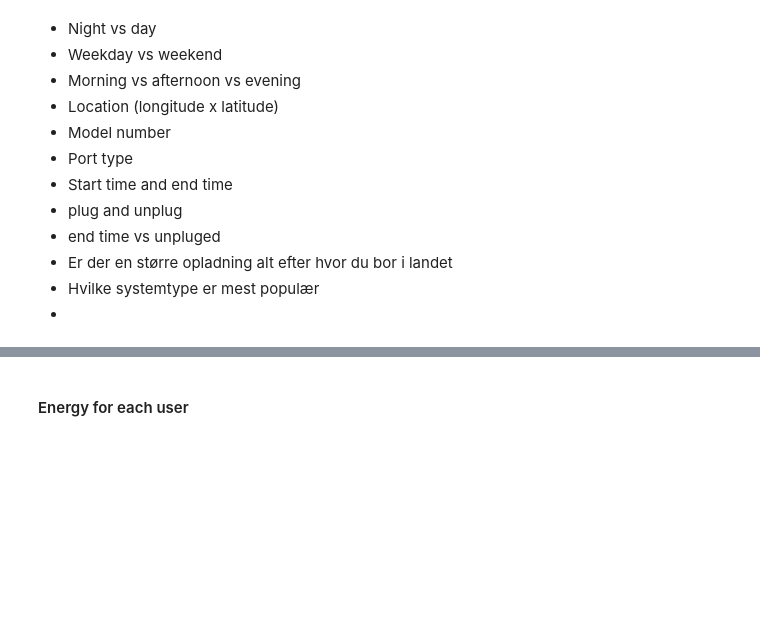
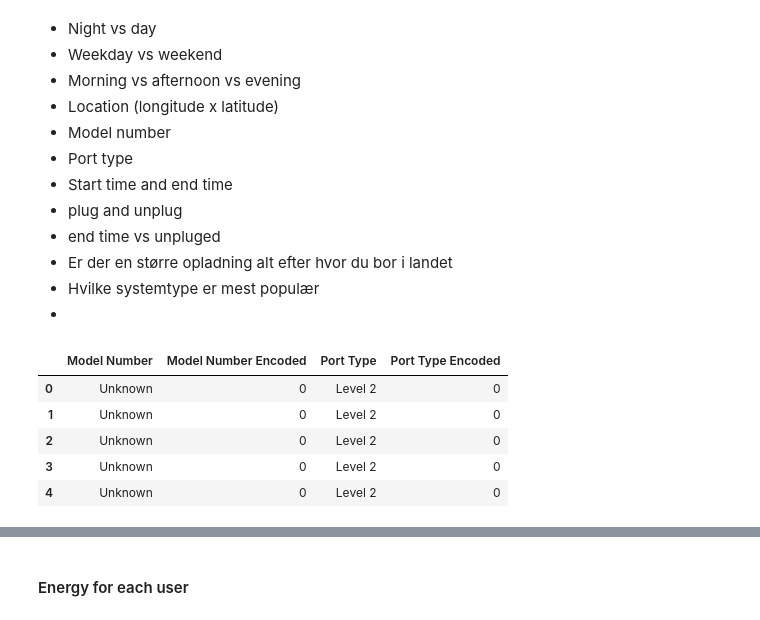
Before and after one commit to DitteGilsfeldt/42577-Introduction-to_Business_Analytics__Project, a Jupyter notebook: Ditte/Ditte.ipynb, the cells around one changed output, grey strips where cells are left out. Cells and saved outputs as stored; diff of their text form; code cells hidden in the pictures; blank space fills up the shorter version.

```diff
--- a/Ditte/Ditte.ipynb
+++ b/Ditte/Ditte.ipynb
@@ -379,3 +315,17 @@ plt.show()
 - Er der en større opladning alt efter hvor du bor i landet
 - Hvilke systemtype er mest populær
 -
+# %%
+# Encode 'Model Number' and 'Port Type' without LabelEncoder
+data['Model Number Encoded'] = pd.factorize(data['Model Number'])[0]
+data['Port Type Encoded'] = pd.factorize(data['Port Type'])[0]
+
+# Display the first few rows to verify
+data[['Model Number', 'Model Number Encoded', 'Port Type', 'Port Type Encoded']].head()
+# %% [output]
+|  | Model Number | Model Number Encoded | Port Type | Port Type Encoded |
+| 0 | Unknown | 0 | Level 2 | 0 |
+| 1 | Unknown | 0 | Level 2 | 0 |
+| 2 | Unknown | 0 | Level 2 | 0 |
+| 3 | Unknown | 0 | Level 2 | 0 |
+| 4 | Unknown | 0 | Level 2 | 0 |
```
Also changed, not shown: parts of 29 cells of this notebook, 1 other file.
